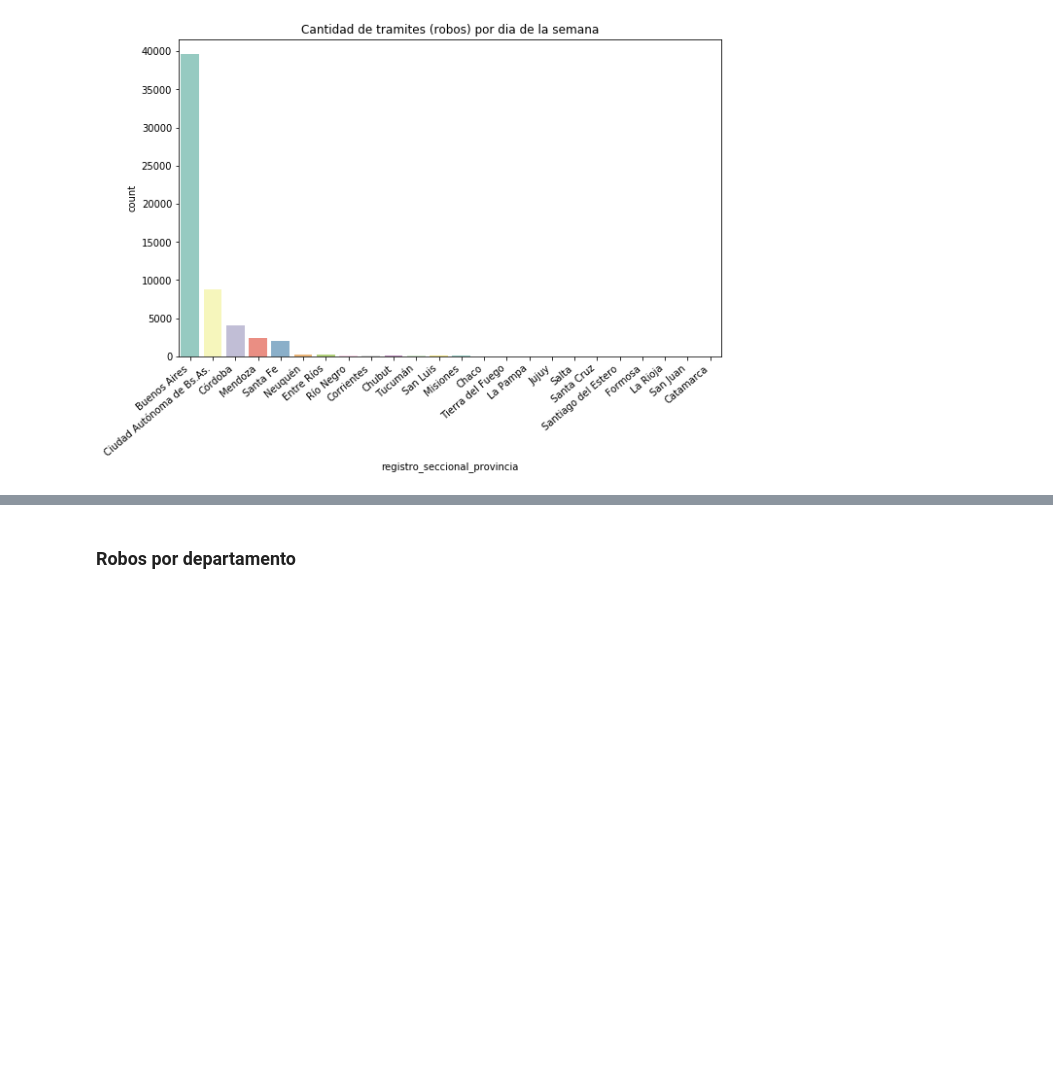
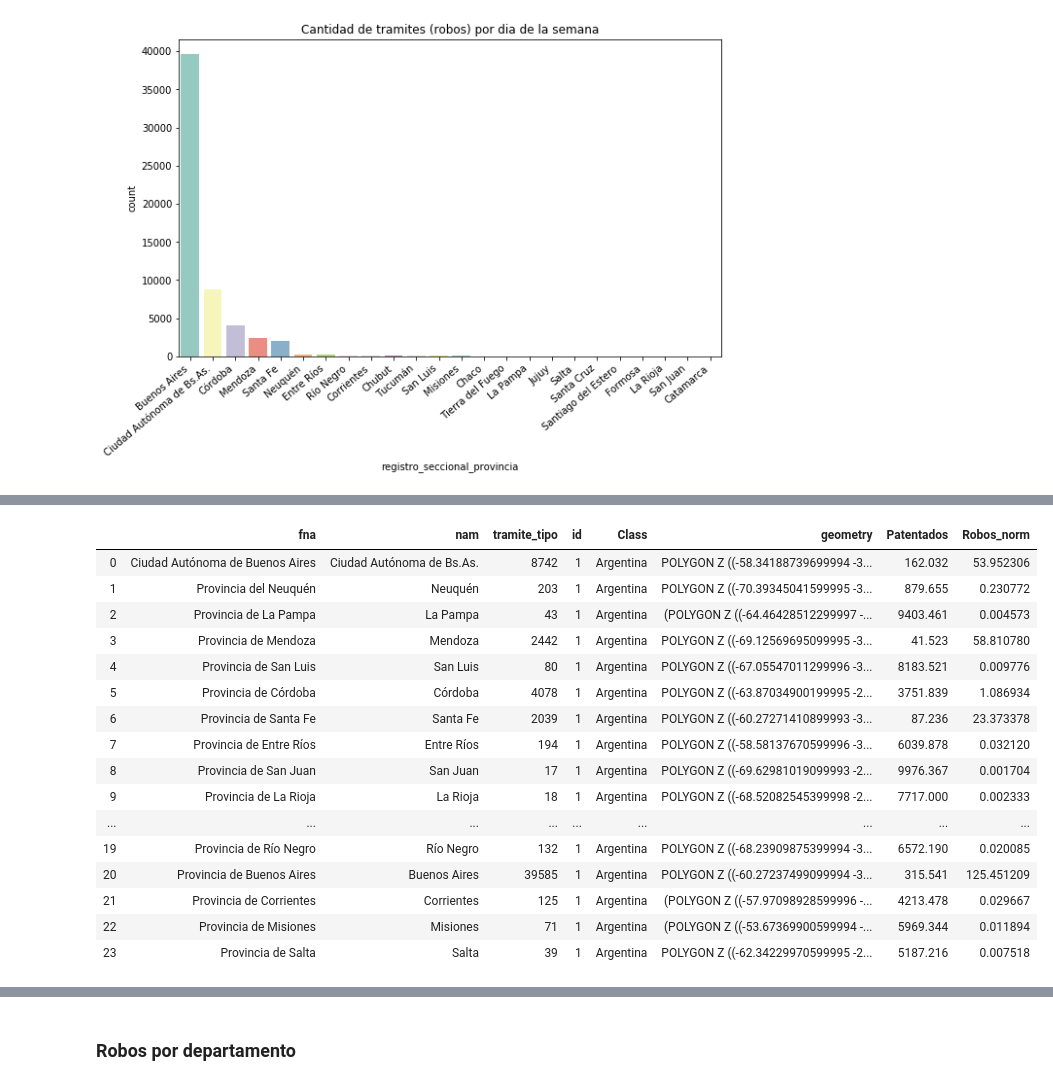
Before and after one commit to ilcarbo/robo_autos, a Jupyter notebook: EDA.ipynb, the cells around one changed output, grey strips where cells are left out. Drawn from its saved outputs; the diff is of its cells as text; code cells hidden in the pictures; blank space fills up the shorter version.

```diff
--- a/EDA.ipynb
+++ b/EDA.ipynb
@@ -512,0 +541,22 @@ provincias_en_Argentina.plot(column='tramite_tipo', cmap='Blues', linewidth=0.8,
+# %%
+provincias_en_Argentina = provincias_en_Argentina.merge(patentados_por_provincia, left_on='nam', right_index=True)
+provincias_en_Argentina["Robos_norm"] = provincias_en_Argentina["tramite_tipo"]/provincias_en_Argentina["Patentados"]
+provincias_en_Argentina
+# %% [output]
+|  | fna | nam | tramite_tipo | id | Class | geometry | Patentados | Robos_norm |
+| 0 | Ciudad Autónoma de Buenos Aires | Ciudad Autónoma de Bs.As. | 8742 | 1 | Argentina | POLYGON Z ((-58.34188739699994 -3... | 162.032 | 53.952306 |
+| 1 | Provincia del Neuquén | Neuquén | 203 | 1 | Argentina | POLYGON Z ((-70.39345041599995 -3... | 879.655 | 0.230772 |
+| 2 | Provincia de La Pampa | La Pampa | 43 | 1 | Argentina | (POLYGON Z ((-64.46428512299997 -... | 9403.461 | 0.004573 |
+| 3 | Provincia de Mendoza | Mendoza | 2442 | 1 | Argentina | POLYGON Z ((-69.12569695099995 -3... | 41.523 | 58.810780 |
+| 4 | Provincia de San Luis | San Luis | 80 | 1 | Argentina | POLYGON Z ((-67.05547011299996 -3... | 8183.521 | 0.009776 |
+| 5 | Provincia de Córdoba | Córdoba | 4078 | 1 | Argentina | POLYGON Z ((-63.87034900199995 -2... | 3751.839 | 1.086934 |
+| 6 | Provincia de Santa Fe | Santa Fe | 2039 | 1 | Argentina | POLYGON Z ((-60.27271410899993 -3... | 87.236 | 23.373378 |
+| 7 | Provincia de Entre Ríos | Entre Ríos | 194 | 1 | Argentina | POLYGON Z ((-58.58137670599996 -3... | 6039.878 | 0.032120 |
+| 8 | Provincia de San Juan | San Juan | 17 | 1 | Argentina | POLYGON Z ((-69.62981019099993 -2... | 9976.367 | 0.001704 |
+| 9 | Provincia de La Rioja | La Rioja | 18 | 1 | Argentina | POLYGON Z ((-68.52082545399998 -2... | 7717.000 | 0.002333 |
+| ... | ... | ... | ... | ... | ... | ... | ... | ... |
+| 19 | Provincia de Río Negro | Río Negro | 132 | 1 | Argentina | POLYGON Z ((-68.23909875399994 -3... | 6572.190 | 0.020085 |
+| 20 | Provincia de Buenos Aires | Buenos Aires | 39585 | 1 | Argentina | POLYGON Z ((-60.27237499099994 -3... | 315.541 | 125.451209 |
+| 21 | Provincia de Corrientes | Corrientes | 125 | 1 | Argentina | (POLYGON Z ((-57.97098928599996 -... | 4213.478 | 0.029667 |
+| 22 | Provincia de Misiones | Misiones | 71 | 1 | Argentina | (POLYGON Z ((-53.67369900599994 -... | 5969.344 | 0.011894 |
+| 23 | Provincia de Salta | Salta | 39 | 1 | Argentina | POLYGON Z ((-62.34229970599995 -2... | 5187.216 | 0.007518 |
```
Also changed, not shown: parts of 7 cells of this notebook, 2 other files.
